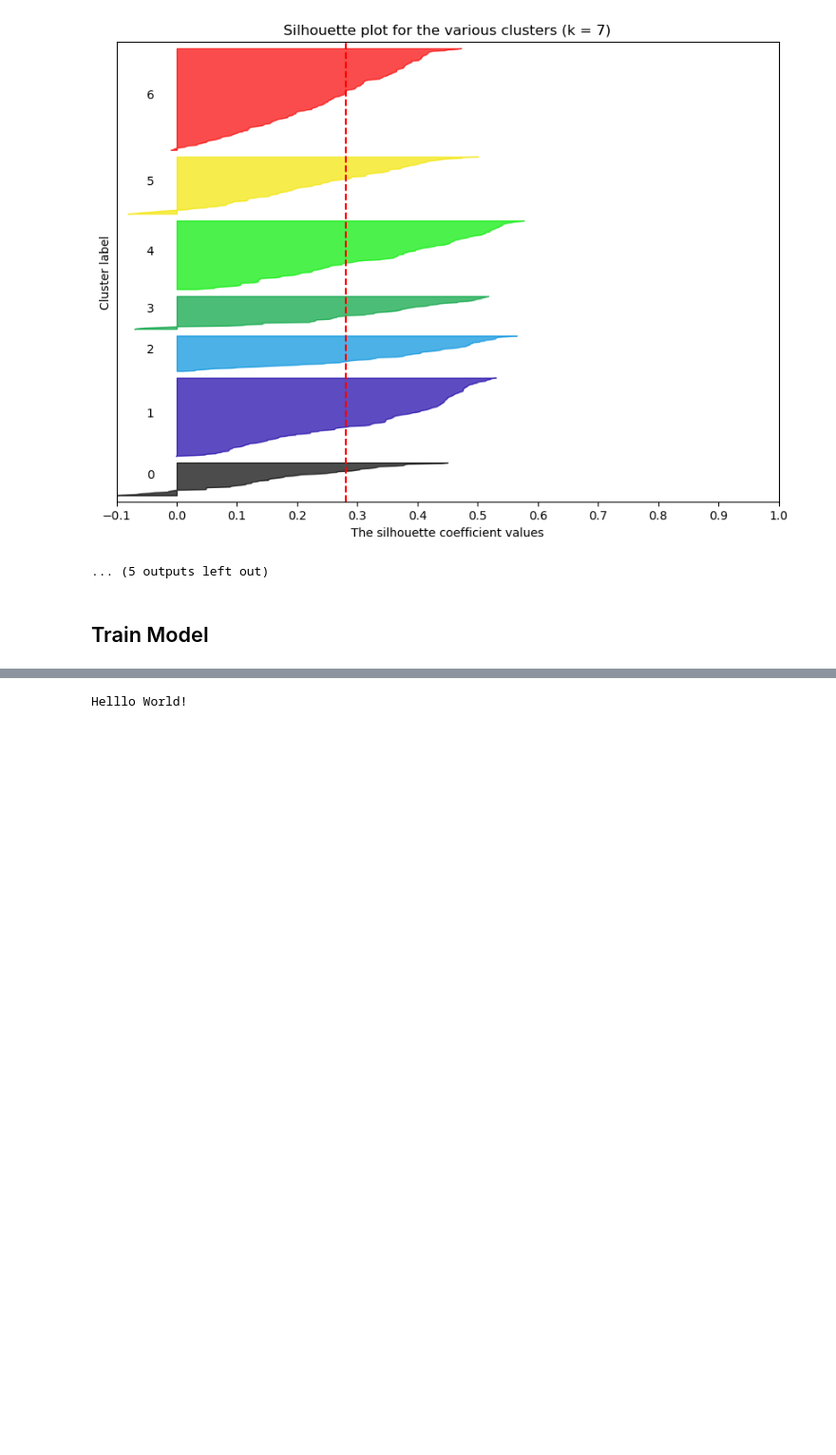
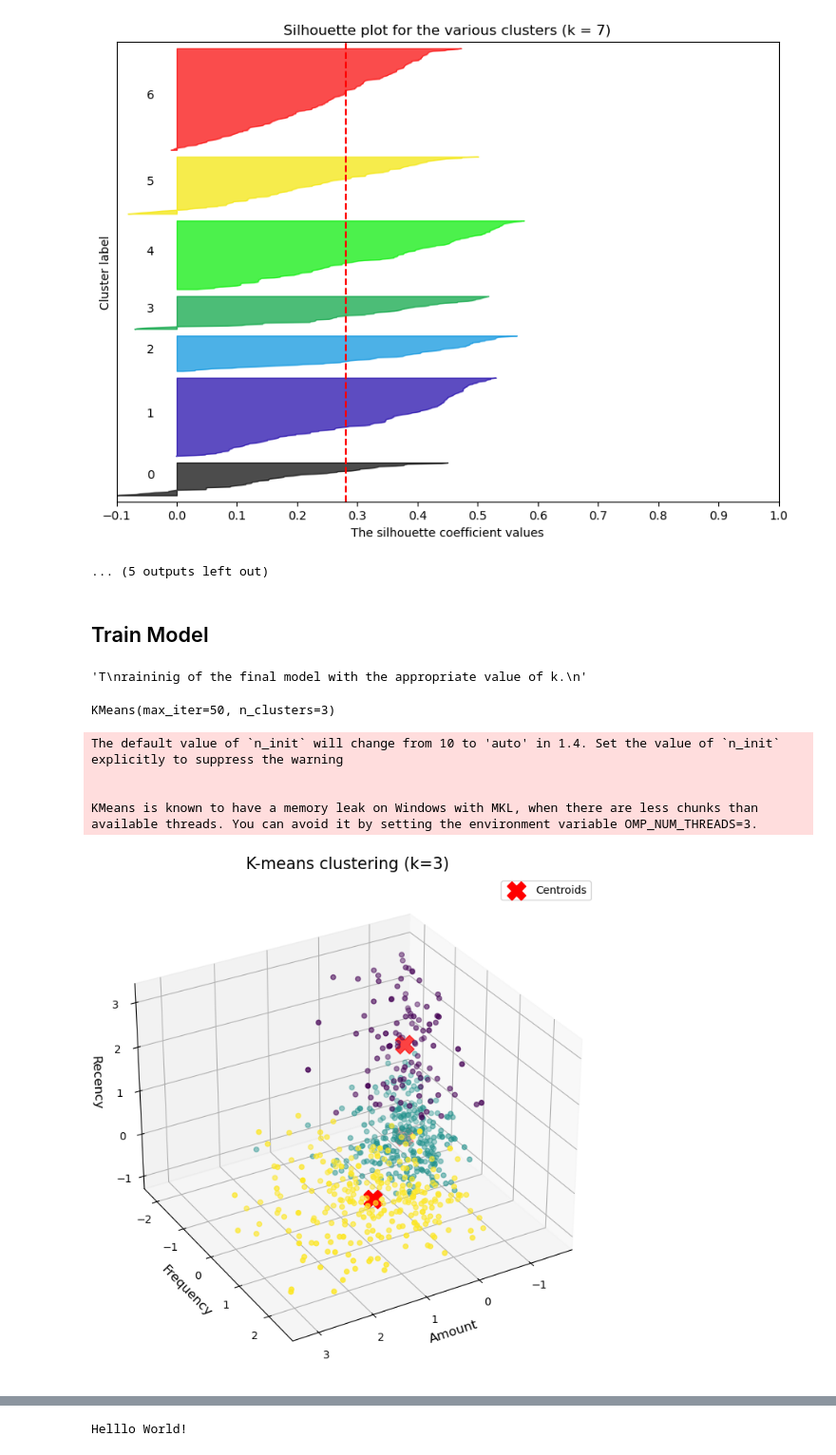
Before and after one commit to Godwin-Oti/E.Commerce, a Jupyter notebook: Clustering.ipynb, the cells around one changed output, grey strips where cells are left out. Shown at 95% size. Cells and saved outputs as stored; diff of their text form; code cells hidden in the pictures; blank space fills up the shorter version.

```diff
--- a/Clustering.ipynb
+++ b/Clustering.ipynb
@@ -649,3 +650,55 @@ For n_clusters = 7, the average silhouette_score is 0.281142776787198
     #print("For n_clusters={0}, the silhouette score is {1}".format(num_clusters, silhouette_avg))
 # %% [markdown]
 ## Train Model
+# %%
+"""T
+raininig of the final model with the appropriate value of k.
+"""
+# %% [output]
+'T\nraininig of the final model with the appropriate value of k.\n'
+# %%
+# k-means with appropriate value of k
+kmeans = KMeans(n_clusters=3, max_iter=50)
+# Fit K-Means clustering
+kmeans.fit(parameters_scaled)
+# %% [output]
+KMeans(max_iter=50, n_clusters=3)
+# %%
+# Fit K-means clustering
+k = 3
+kmeans = KMeans(n_clusters=k, random_state=42)
+y_kmeans = kmeans.fit_predict(parameters_scaled)
+
+# 3D scatter plot
+fig = plt.figure(figsize=(10, 7))
+ax = fig.add_subplot(111, projection='3d')
+scatter = ax.scatter(parameters_scaled['Amount'],
+                     parameters_scaled['Frequency'],
+                     parameters_scaled['Recency'],
+                     c=y_kmeans, cmap='viridis')
+
+# Plot centroids
+centers = kmeans.cluster_centers_
+ax.scatter(centers[:, 0], centers[:, 1], centers[:, 2],
+           s=300, c='red', marker='X', label='Centroids')
+
+# Add labels and title
+ax.set_xlabel('Amount', fontsize=12)
+ax.set_ylabel('Frequency', fontsize=12)
+ax.set_zlabel('Recency', fontsize=12)
+ax.set_title('K-means clustering (k={})'.format(k), fontsize=15)
+ax.legend()
+
+# Adjust view angle
+ax.view_init(elev=30, azim=60)
+
+# Adjust layout to ensure labels are fully visible
+fig.tight_layout()
+
+plt.show()
+# %% [output]
+The default value of `n_init` will change from 10 to 'auto' in 1.4. Set the value of `n_init` explicitly to suppress the warning
+
+
+KMeans is known to have a memory leak on Windows with MKL, when there are less chunks than available threads. You can avoid it by setting the environment variable OMP_NUM_THREADS=3.
+[figure, added]
```
Also changed, not shown: parts of 16 cells of this notebook.
